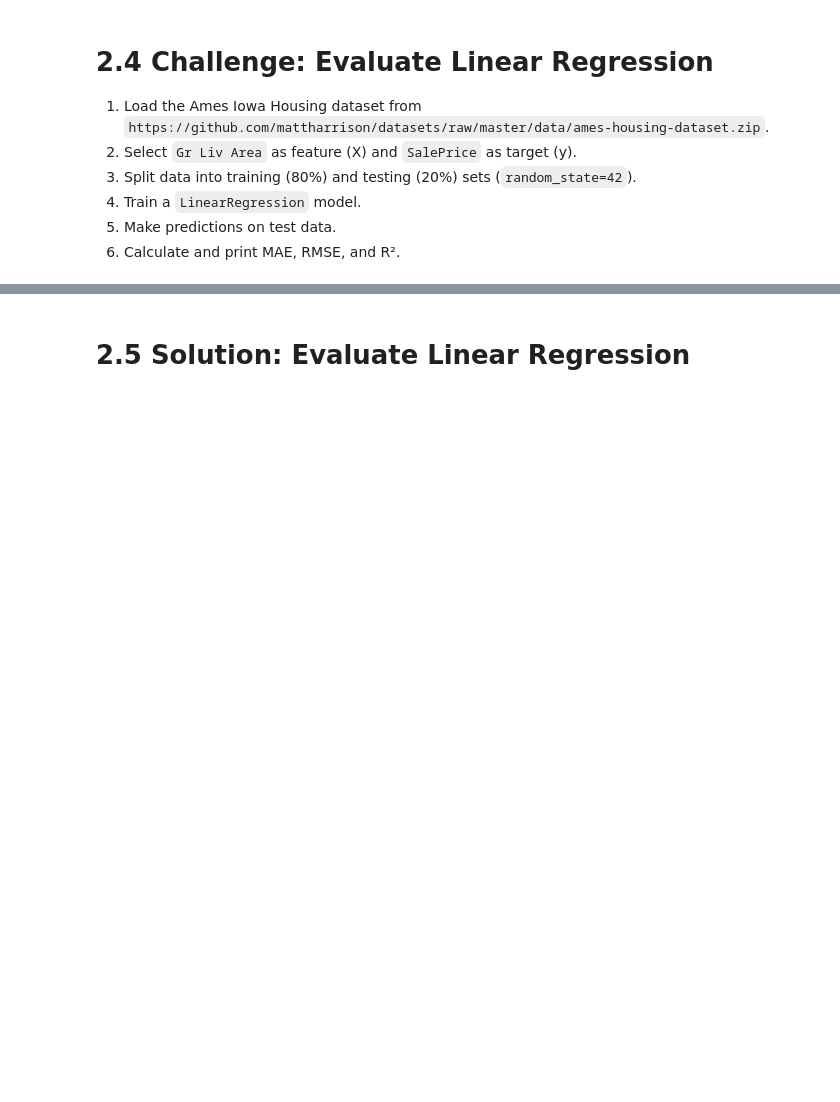
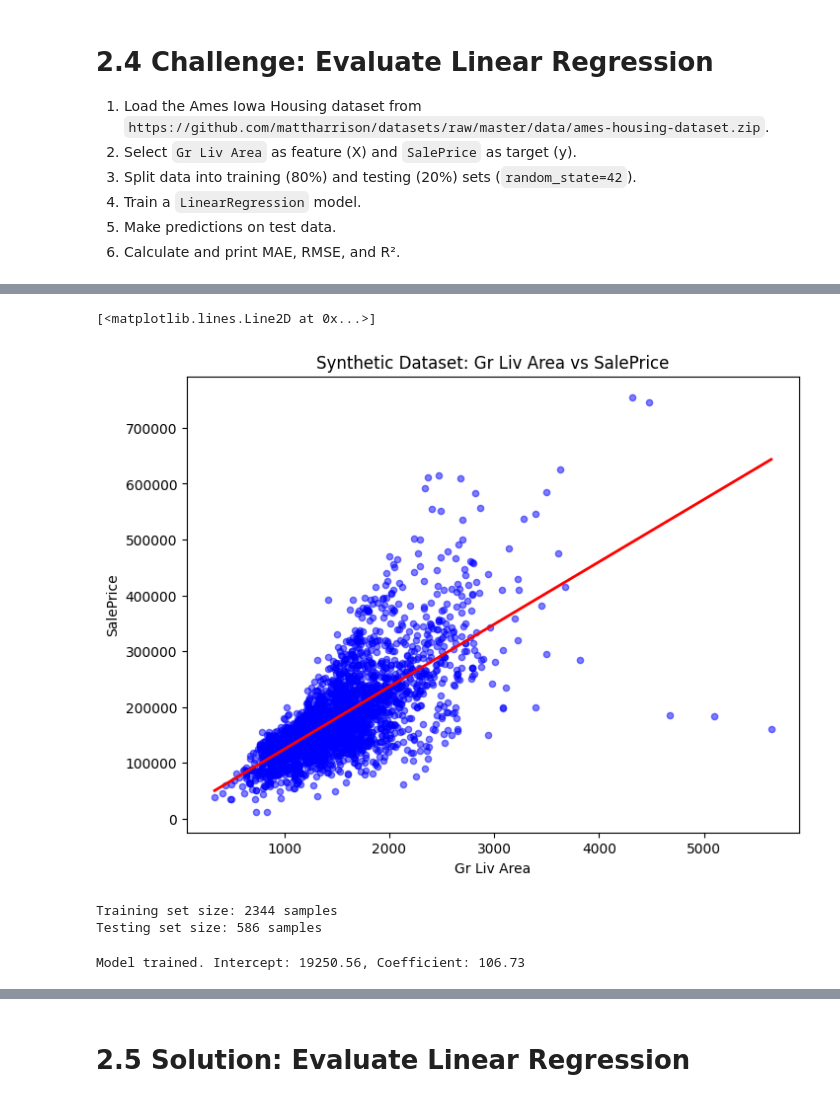
Before and after one commit to Tristan-1107/applied-machine-learning-supervised-learning-3923366, a Jupyter notebook: supervised.ipynb, the cells around one changed output, grey strips where cells are left out. Drawn from its saved outputs; the diff is of its cells as text; code cells hidden in the pictures; blank space fills up the shorter version.

```diff
--- a/supervised.ipynb
+++ b/supervised.ipynb
@@ -268,0 +297,45 @@ R-squared (R²): 0.81
+# %%
+# make a model
+from sklearn.linear_model import LinearRegression
+
+model = LinearRegression()
+model.fit(df[['Gr Liv Area']], df['SalePrice'])
+
+# Plot the regression line
+
+fig, ax = plt.subplots(figsize=(8, 6))
+
+df.plot(kind='scatter', x='Gr Liv Area', y='SalePrice', ax=ax, color='blue', alpha=0.5)
+plt.title('Synthetic Dataset: Gr Liv Area vs SalePrice')
+
+
+x_line = np.linspace(df['Gr Liv Area'].min(), df['Gr Liv Area'].max(), 100).reshape(-1, 1)
+y_line = model.predict(x_line)
+ax.plot(x_line, y_line, color='red', linewidth=2, label='Regression Line')
+# %% [output]
+[<matplotlib.lines.Line2D at 0x...>]
+[figure, added]
+# %%
+# Define features (X) and target (y)
+X = df[['Gr Liv Area']]
+y = df['SalePrice']
+
+# Split the data into training and testing sets
+# test_size=0.2 means 20% of the data will be used for testing
+# random_state for reproducibility
+X_train, X_test, y_train, y_test = train_test_split(X, y, test_size=0.2, random_state=42)
+
+print(f"Training set size: {len(X_train)} samples")
+print(f"Testing set size: {len(X_test)} samples")
+# %% [output]
+Training set size: 2344 samples
+Testing set size: 586 samples
+# %%
+# Create a Linear Regression model instance
+model = LinearRegression()
+#
+# Train the model using the training data
+model.fit(X_train, y_train)
+print(f"Model trained. Intercept: {model.intercept_:.2f}, Coefficient: {model.coef_[0]:.2f}")
+# %% [output]
+Model trained. Intercept: 19250.56, Coefficient: 106.73
```
Also changed, not shown: parts of 4 cells of this notebook, 2 other files.
